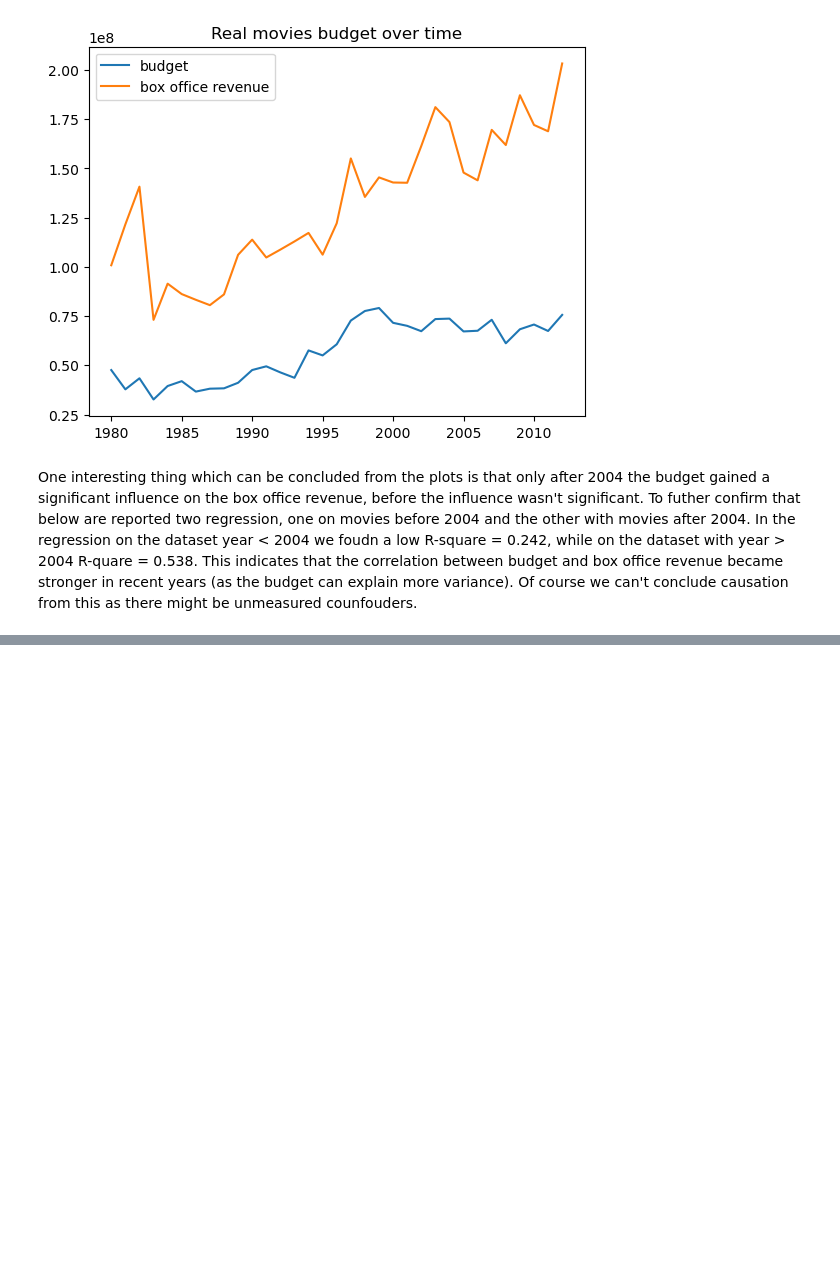
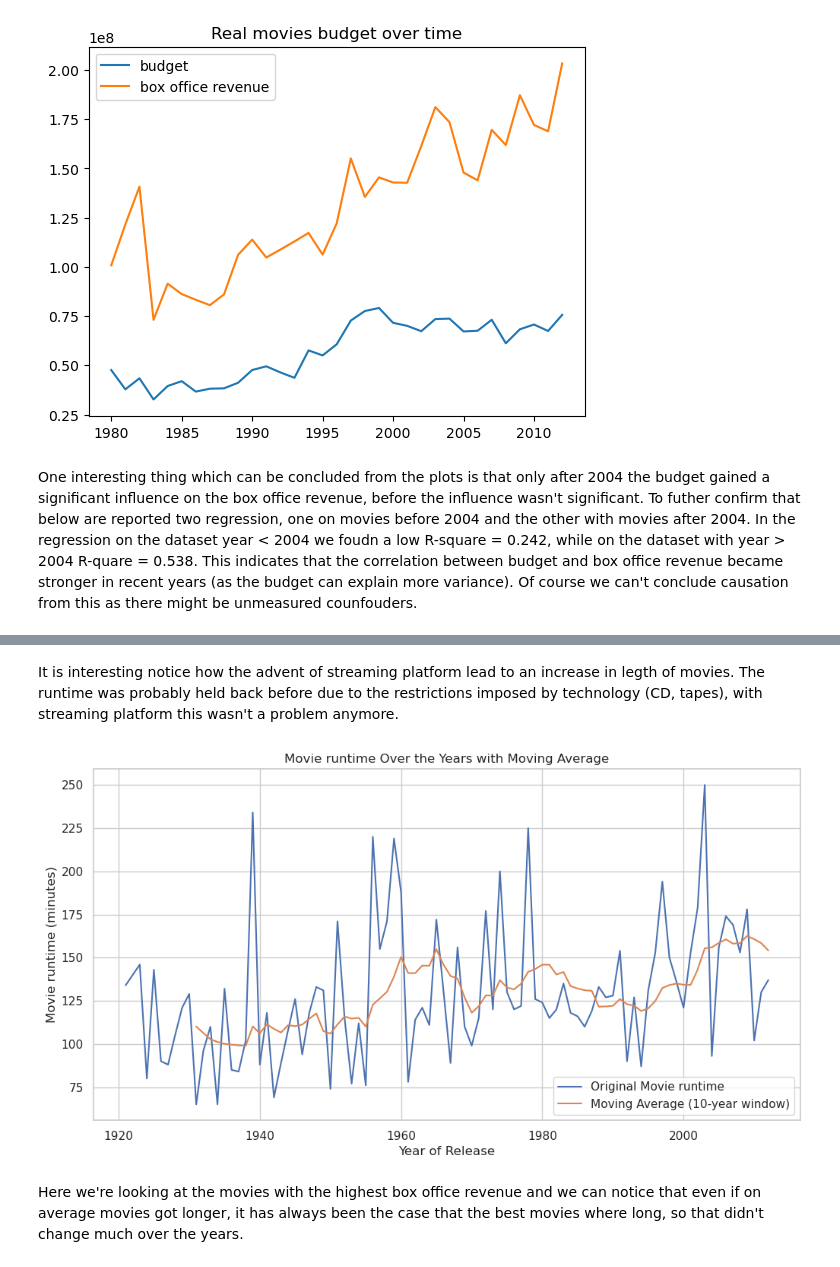
Before and after one commit to epfl-ada/ada-2023-project-msosm, a Jupyter notebook: main.ipynb, the cells around one changed output, grey strips where cells are left out. Drawn from its saved outputs; the diff is of its cells as text; code cells hidden in the pictures; blank space fills up the shorter version.

```diff
--- a/main.ipynb
+++ b/main.ipynb
@@ -739,0 +809,24 @@ See the caveats in the documentation: https://pandas.pydata.org/pandas-docs/stab
+# %% [markdown]
+It is interesting notice how the advent of streaming platform lead to an increase in legth of movies. The runtime was probably held back before due to the restrictions imposed by technology (CD, tapes), with streaming platform this wasn't a problem anymore.
+# %%
+movies_metadata = movies_metadata.loc[~movies_metadata.runtime.isna()]
+movies_metadata = movies_metadata.loc[~movies_metadata['box office revenue'].isna()]
+movies_df = movies_metadata.loc[movies_metadata.groupby('year')['box office revenue'].idxmax()]
+# movies_metadata.groupby('year')['box office revenue'].idxmax()
+
+window_size = 10
+moving_average = movies_df.groupby('year')['runtime'].mean().rolling(window=window_size).mean()
+
+# Plotting the original data and the moving average
+plt.figure(figsize=(12, 6))
+plt.plot(movies_df['year'], movies_df['runtime'], label='Original Movie runtime')
+plt.plot(movies_df['year'], moving_average, label=f'Moving Average ({window_size}-year window)')
+plt.xlabel('Year of Release')
+plt.ylabel('Movie runtime (minutes)')
+plt.legend()
+plt.title('Movie runtime Over the Years with Moving Average')
+plt.show()
+# %% [output]
+[figure, added]
+# %% [markdown]
+Here we're looking at the movies with the highest box office revenue and we can notice that even if on average movies got longer, it has always been the case that the best movies where long, so that didn't change much over the years.
```
Also changed, not shown: parts of 19 cells of this notebook.
